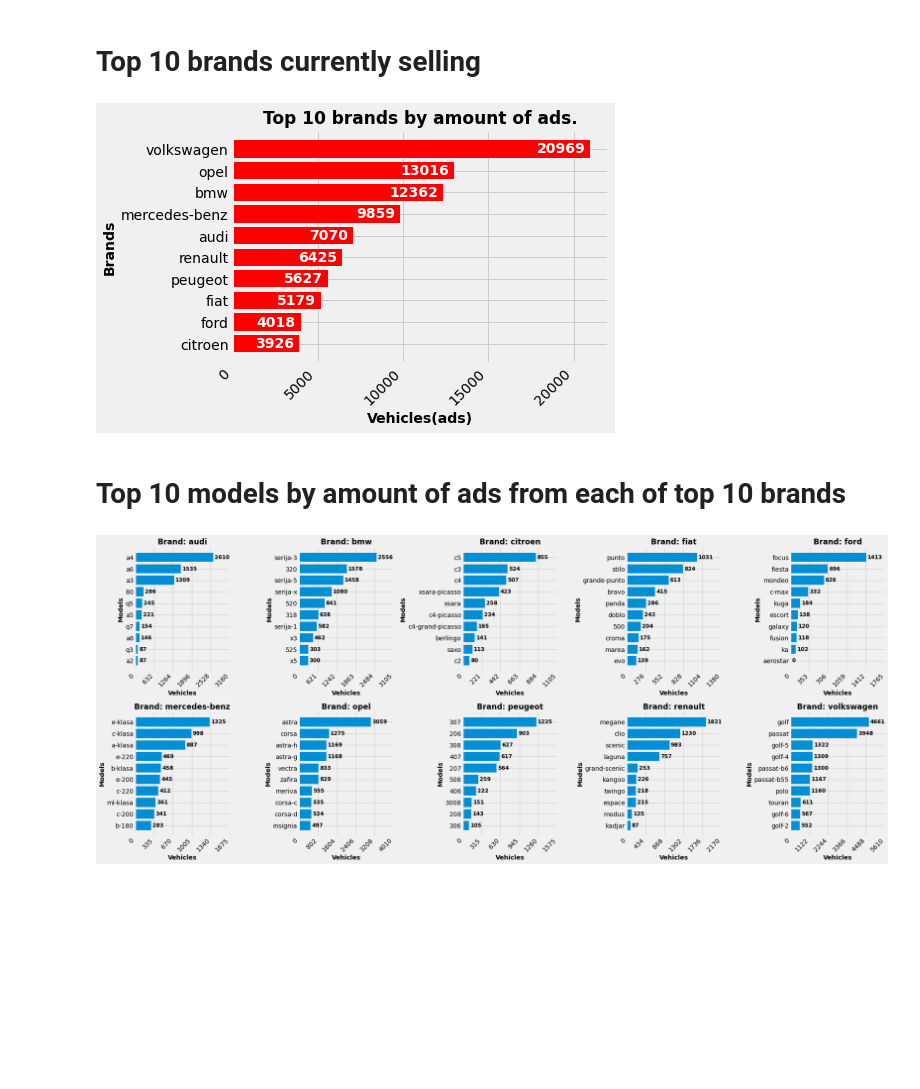
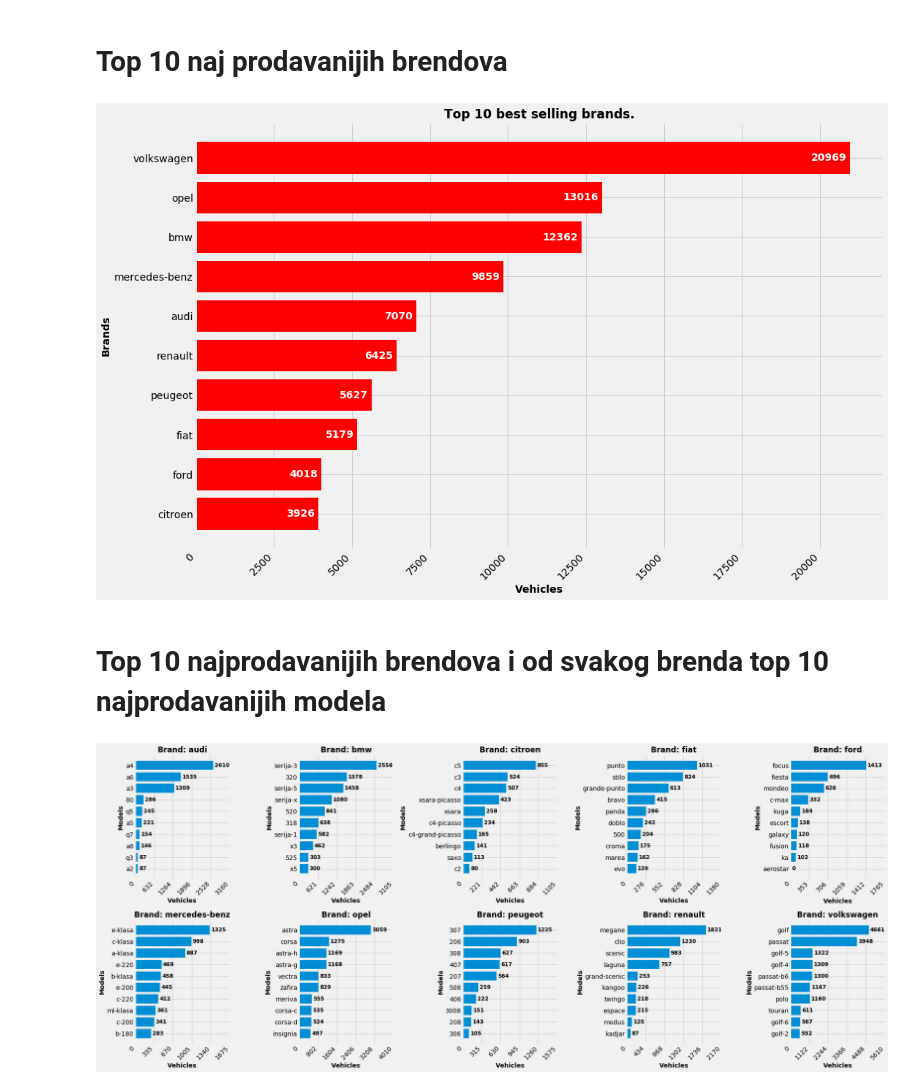
Before and after one commit to lsubotic/polovniautomobili-analysis, a Jupyter notebook: data_processing.ipynb, the cells around one changed output. Drawn from its saved outputs; the diff is of its cells as text; code cells hidden in the pictures; blank space fills up the shorter version.

```diff
--- a/data_processing.ipynb
+++ b/data_processing.ipynb
@@ -3,7 +4,7 @@ import matplotlib.pyplot as plt
 import pandas as pd
 import numpy as np
 # %%
-file_name = 'used_cars_data.csv'
+file_name = 'polovni automobili podaci.csv'
 df = pd.read_csv(file_name, names=['Brand', 'Model', 'Total Vehicles'])
 print(df.shape)
 print(df.isna().all(), '\n')
@@ -33,48 +34,45 @@ ford              4018.0
 citroen           3926.0
 Name: Total Vehicles, dtype: float64
 # %% [markdown]
-# Top 10 brands currently selling
+# Top 10 naj prodavanijih brendova
 # %%
 #plt.style.use('classic')
 plt.style.use('fivethirtyeight')
 
 df_group.sort_values(inplace=True)
 
 # Top 10 brands
 fig, ax = plt.subplots()
+fig.set_size_inches(15, 10)
 
 rects = ax.barh(df_group.index, df_group.values, color='r')
 
-rankStr = df_group.astype(int).astype(str).tolist()
-for n, rect in enumerate(rects):
+for rect in rects:
     width = int(rect.get_width())
 
     # Shift the text to the left side of the right edge
     xloc = -5
     # White on magenta
     clr = 'white'
     align = 'right'
 
     # Center the text vertically in the bar
     yloc = rect.get_y() + rect.get_height() / 2
     fyloc = rect.get_y() + rect.get_height() / 2
-    label = ax.annotate(rankStr[n], xy=(width, yloc), xytext=(xloc, 0),
-                        textcoords="offset points",
-                        ha=align, va='center',
-                        color=clr, weight='bold', clip_on=True)
+    label = ax.annotate(width, xy=(width, yloc), xytext=(xloc, 0), textcoords="offset points",
+                        ha=align, va='center', color=clr, weight='bold', clip_on=True)
 
-ax.set_title('Top 10 brands by amount of ads.', fontweight='bold', fontsize=17)
+ax.set_title('Top 10 best selling brands.', fontweight='bold', fontsize=17)
 ax.set_ylabel('Brands', fontweight='bold', fontsize=14)
-ax.set_xlabel('Vehicles(ads)', fontweight='bold', fontsize=14)
+ax.set_xlabel('Vehicles', fontweight='bold', fontsize=14)
 
 # Rotation x
 labels = ax.get_xticklabels()
-plt.setp(labels, rotation=45, horizontalalignment='right')
-plt.savefig('top10-brands-line.png', bbox_inches='tight')
+plt_setup = plt.setp(labels, rotation=45, horizontalalignment='right')
 # %% [output]
-[figure, old version]
+[figure, new version]
-# %% [markdown]
-# Top 10 models by amount of ads from each of top 10 brands
+# %% [markdown]
+# Top 10 najprodavanijih brendova i od svakog brenda top 10 najprodavanijih modela
 # %%
 # All models
 
```
Also changed, not shown: parts of 6 cells of this notebook.
